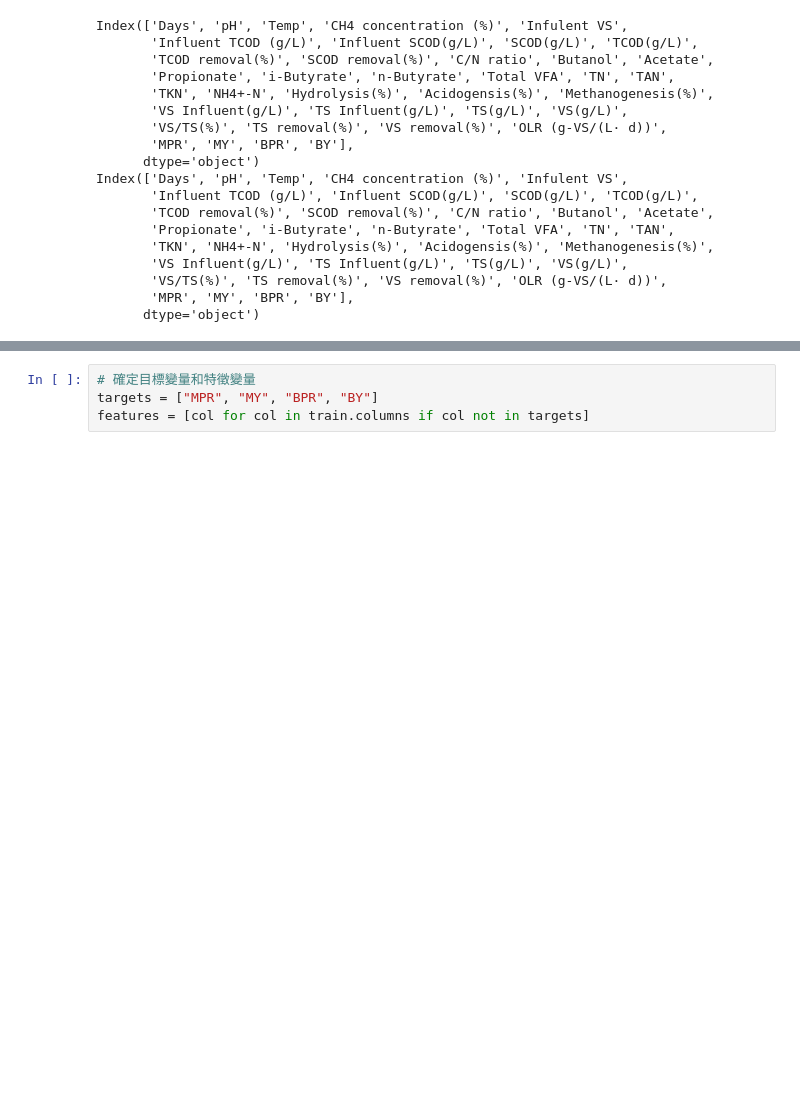
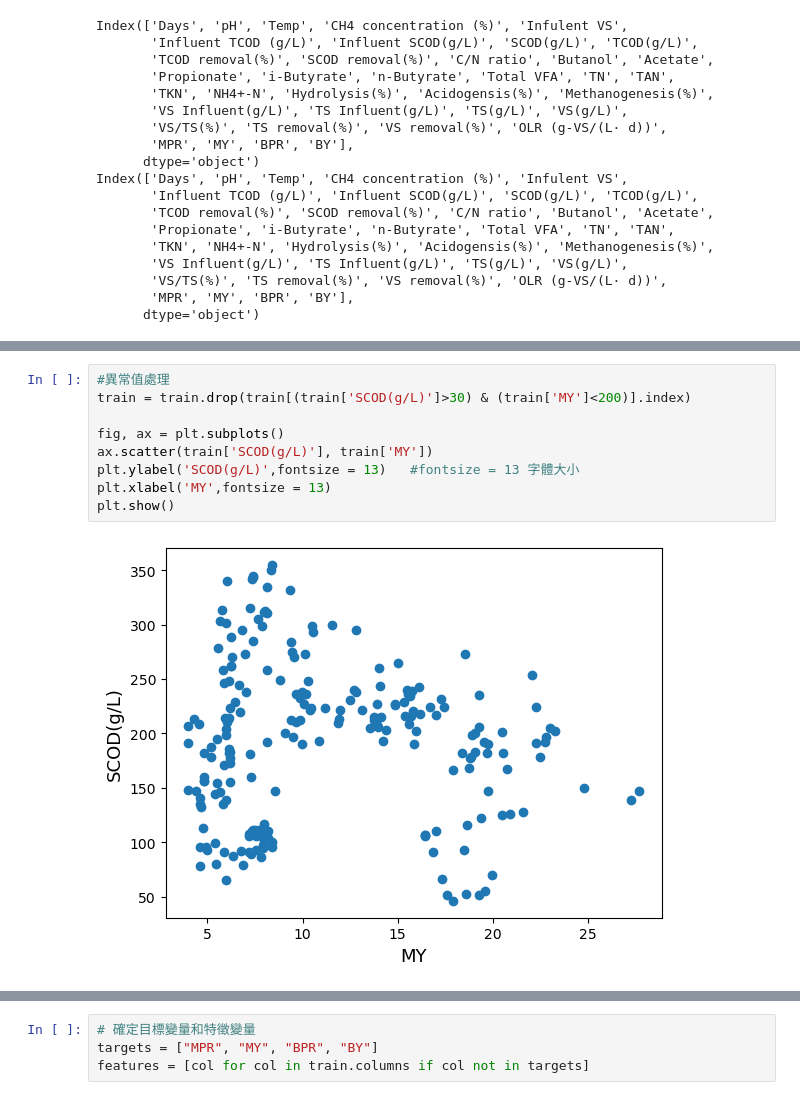
Before and after one commit to wenyi22/-, a Jupyter notebook: part1.ipynb, the cells around one changed output, grey strips where cells are left out. Cells and saved outputs as stored; diff of their text form; blank space fills up the shorter version.

```diff
--- a/part1.ipynb
+++ b/part1.ipynb
@@ -212,0 +225,11 @@ Name: MY, dtype: object
+# %%
+#異常值處理
+train = train.drop(train[(train['SCOD(g/L)']>30) & (train['MY']<200)].index)
+
+fig, ax = plt.subplots()
+ax.scatter(train['SCOD(g/L)'], train['MY'])
+plt.ylabel('SCOD(g/L)',fontsize = 13)   #fontsize = 13 字體大小
+plt.xlabel('MY',fontsize = 13)
+plt.show()
+# %% [output]
+[figure, added]
```
Also changed, not shown: parts of 21 cells of this notebook.
